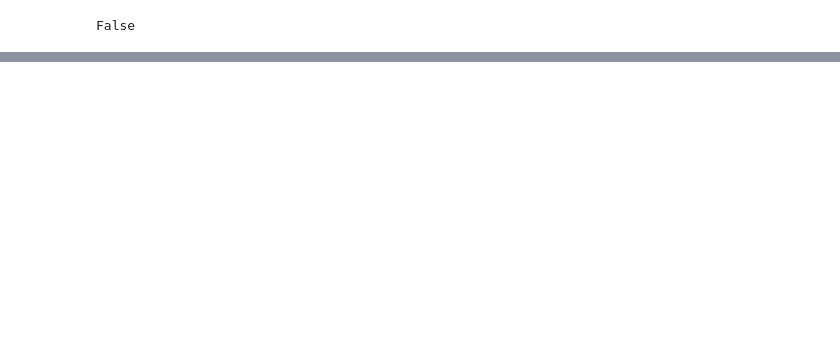
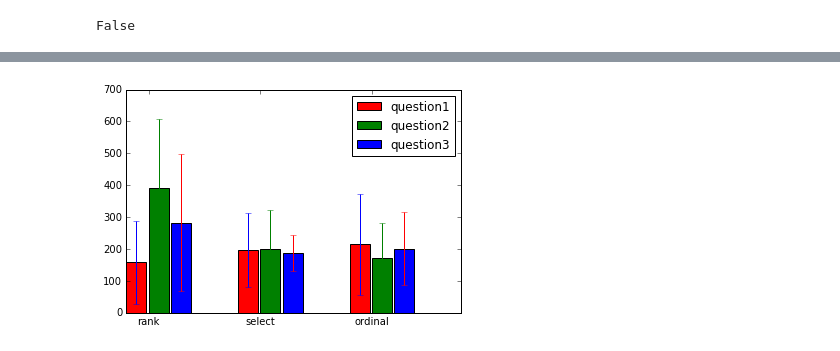
Before and after one commit to NickHoernle/group-mediator-bot, a Jupyter notebook: experiment/Experiment.ipynb, the cells around one changed output, grey strips where cells are left out. Cells and saved outputs as stored; diff of their text form; code cells hidden in the pictures; blank space fills up the shorter version.

```diff
--- a/experiment/Experiment.ipynb
+++ b/experiment/Experiment.ipynb
@@ -324,0 +319,17 @@ permutations
+# %%
+# question_rank = data_df['question1'][data_df['question1']['qustion_type'] == 1]
+# data_df[['question1', 'question2' , 'question3']][data_df[['question1', 'question2' , 'question3'], 'qustion_type'] == 1]
+q_type = 1
+question_rank = [data_df['question1'][data_df['question1']['qustion_type'] == q_type],
+                data_df['question2'][data_df['question2']['qustion_type'] == q_type],
+                data_df['question3'][data_df['question3']['qustion_type'] == q_type]]
+
+q_type = 2
+question_select = [data_df['question1'][data_df['question1']['qustion_type'] == q_type],
+                data_df['question2'][data_df['question2']['qustion_type'] == q_type],
+                data_df['question3'][data_df['question3']['qustion_type'] == q_type]]
+
+q_type = 3
+question_number = [data_df['question1'][data_df['question1']['qustion_type'] == q_type],
+                data_df['question2'][data_df['question2']['qustion_type'] == q_type],
+                data_df['question3'][data_df['question3']['qustion_type'] == q_type]]
@@ -324,0 +376,16 @@ permutations
+# %%
+# indexes = np.array([1,1.2,1.4])
+indexes = np.array([1,2,3])
+answers = np.array([[np.mean(r) for r in rank], [np.mean(r) for r in select], [np.mean(r) for r in number]])
+std = np.array([[np.std(r) for r in rank], [np.std(r) for r in select], [np.std(r) for r in number]])
+
+plt.bar(indexes, answers[0,:], yerr=std[0,:], width=0.18, color=['r', 'r', 'r'], label='question1')
+plt.bar(indexes+0.2, answers[1,:], yerr=std[1,:], width=0.18, color=['g', 'g', 'g'], label='question2')
+plt.bar(indexes+0.4, answers[2,:], yerr=std[2,:], width=0.18, color=['b','b','b',], label='question3')
+
+plt.legend(loc='best')
+plt.xticks([1.2,2.2,3.2], ['rank', 'select', 'ordinal'])
+
+plt.show()
+# %% [output]
+[figure, added]
```
Also changed, not shown: parts of 17 cells of this notebook, 2 other files.
